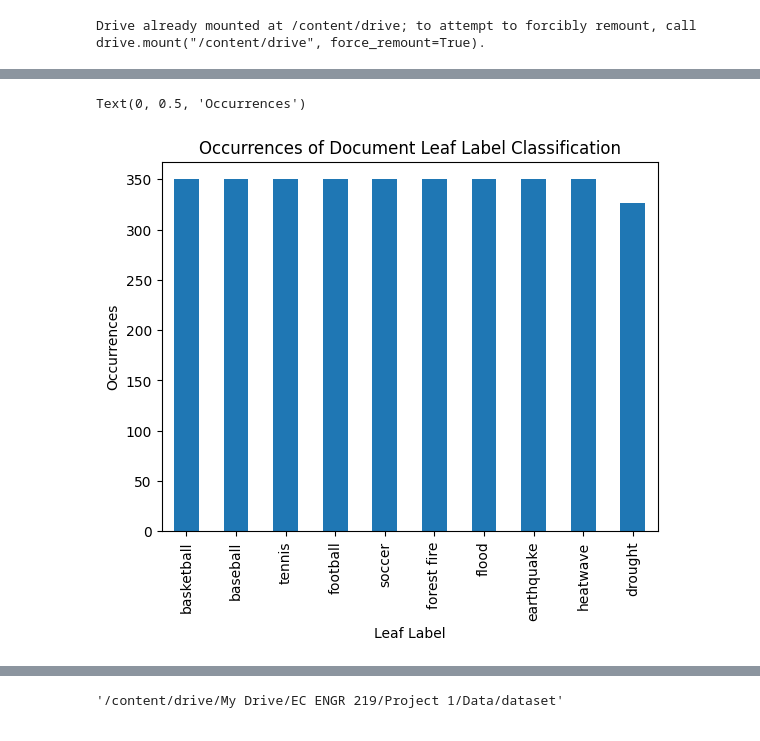
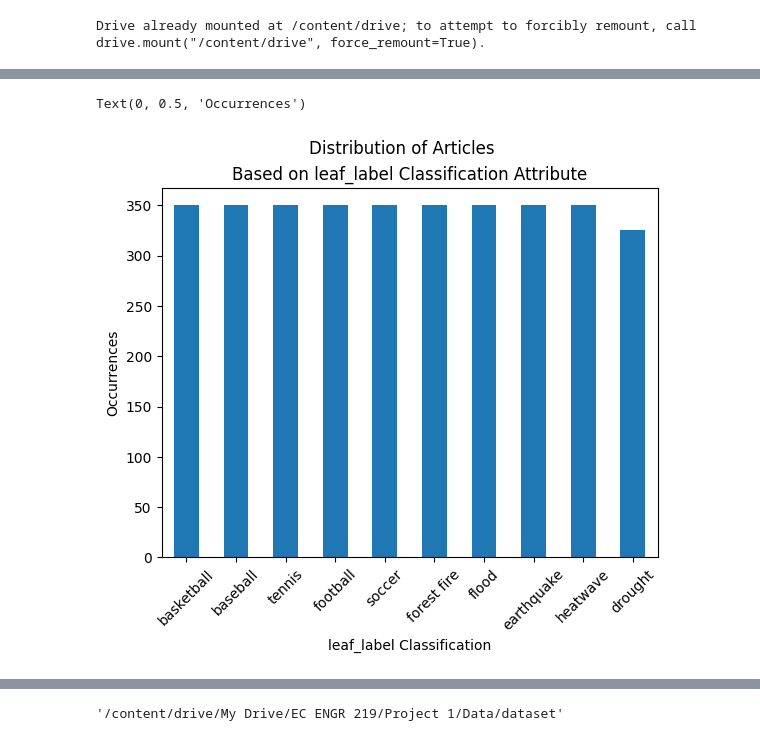
Before and after one commit to papaymaguire/ece219-project1, a Jupyter notebook: project1/notebooks/question01.ipynb, the cells around one changed output, grey strips where cells are left out. Saved outputs shown, nothing was run; the diff lists cells and outputs as text; code cells hidden in the pictures.

```diff
--- a/project1/notebooks/question01.ipynb
+++ b/project1/notebooks/question01.ipynb
@@ -62,10 +84,12 @@ dataset['full_text_char_count'].max()
 # %%
 dataset['leaf_label'].value_counts().plot(kind="bar")
-plt.title("Occurrences of Document Leaf Label Classification")
-plt.xlabel("Leaf Label")
+plt.suptitle("Distribution of Articles")
+plt.title("Based on leaf_label Classification Attribute")
+plt.xticks(rotation=45)
+plt.xlabel("leaf_label Classification")
 plt.ylabel("Occurrences")
 # %% [output]
 Text(0, 0.5, 'Occurrences')
-[figure, old version]
+[figure, new version]
 # %%
 dataset['root_label'].value_counts().plot(kind="bar")
```
Also changed, not shown: parts of 8 cells of this notebook.
